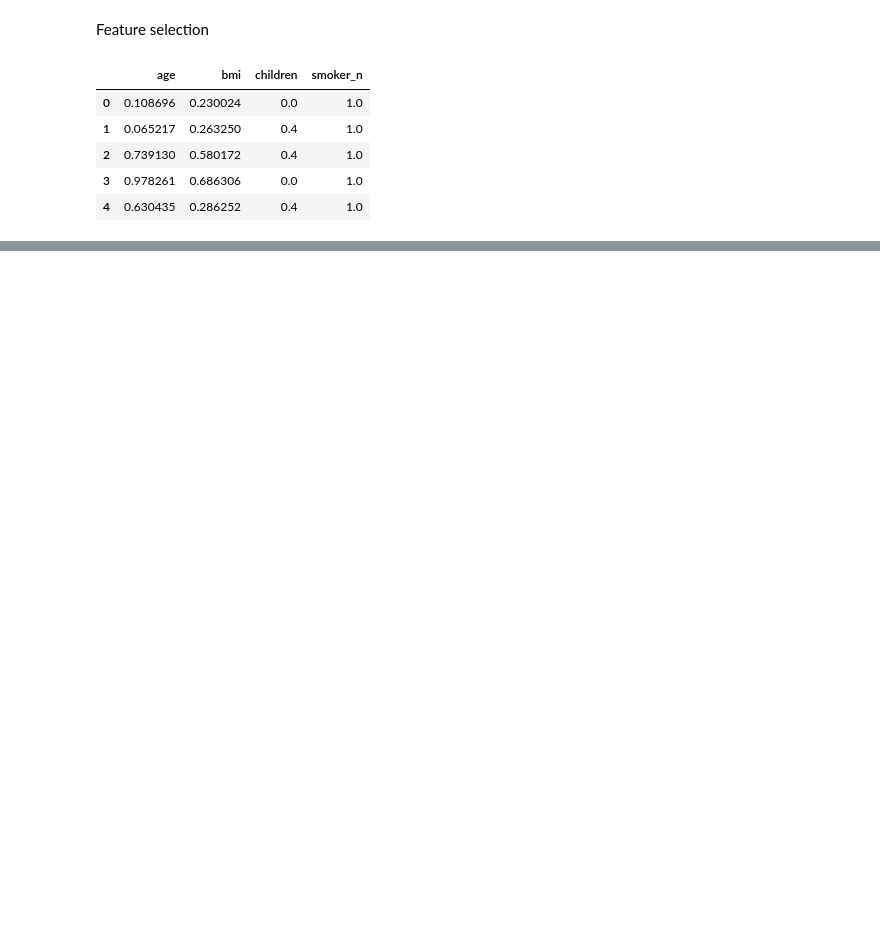
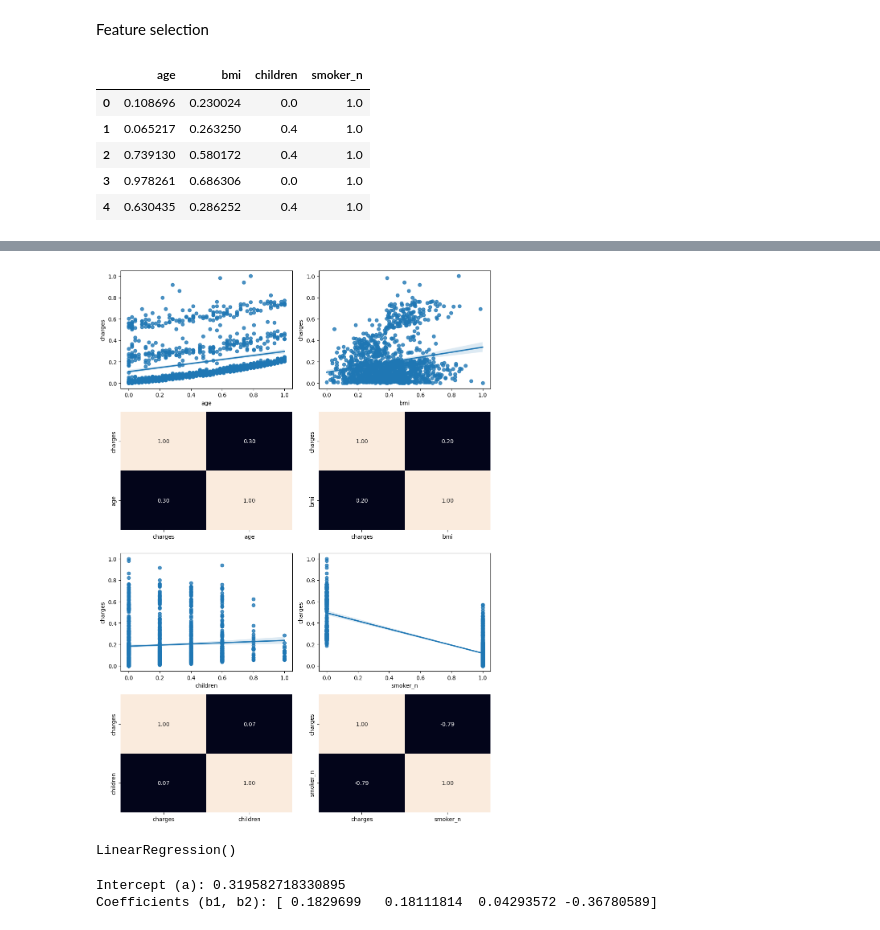
Before and after one commit to maria-pigazzi/linear-regression, a Jupyter notebook: src/explore.ipynb, the cells around one changed output, grey strips where cells are left out. Saved outputs shown, nothing was run; the diff lists cells and outputs as text; code cells hidden in the pictures; blank space fills up the shorter version.

```diff
--- a/src/explore.ipynb
+++ b/src/explore.ipynb
@@ -112,0 +132,6 @@ X_train_correlated.head()
+# %%
+#Load tidy csv files
+train_data = pd.read_csv("../data/processed/clean_train.csv") #80% of total data
+test_data = pd.read_csv("../data/processed/clean_test.csv") #20% of total data
+
+train_data.head()
@@ -112,0 +145,34 @@ X_train_correlated.head()
+# %%
+import matplotlib.pyplot as plt
+import seaborn as sns
+
+fig, axis = plt.subplots(4, 2, figsize = (10, 14))
+#creating figure and subplots (in this case 4 rows two columns)
+total_data = pd.concat([train_data, test_data])
+# this is creating a dataframe with all the (tidy) data back together
+# to visualize all data when plotting
+# plotting the total edaed data is useful to see what models we should apply,
+# see if the data is good for a linear regression etc
+
+sns.regplot(data = total_data, x = "age", y = "charges", ax = axis[0, 0])
+sns.heatmap(total_data[["charges", "age"]].corr(), annot = True, fmt = ".2f", ax = axis[1, 0], cbar = False)
+# regplot creates scatterplot, we need to give the dataframe, x and y axis, where to create in in the figure/axis space
+# heatmap: shows correlation between age and charges. Annot True: displayes the values of the correlation. Fmt: decimal numbers with 2 spaces after comma.
+# cbar = False - for color. 1: age is correlating with itself so value high
+# positive correlations (e.g. 0.30, between 0 and 1, the higher the stronger). If one variable increases the other does too.
+# negative correlations: strong negative correlations: if one variable increases, the other variable decreases strongly.
+# negative: inverse relationship -
+
+sns.regplot(data = total_data, x = "bmi", y = "charges", ax = axis[0, 1])
+sns.heatmap(total_data[["charges", "bmi"]].corr(), annot = True, fmt = ".2f", ax = axis[1, 1], cbar = False)
+
+sns.regplot(data = total_data, x = "children", y = "charges", ax = axis[2, 0])
+sns.heatmap(total_data[["charges", "children"]].corr(), annot = True, fmt = ".2f", ax = axis[3, 0], cbar = False)
+
+sns.regplot(data = total_data, x = "smoker_n", y = "charges", ax = axis[2, 1])
+sns.heatmap(total_data[["charges", "smoker_n"]].corr(), annot = True, fmt = ".2f", ax = axis[3, 1], cbar = False)
+
+plt.tight_layout()
+plt.show()
+# %% [output]
+[figure, added]
@@ -112,0 +184,14 @@ X_train_correlated.head()
+# %%
+from sklearn.linear_model import LinearRegression
+
+model = LinearRegression()
+model.fit(X_train, y_train)
+# %% [output]
+LinearRegression()
+# %%
+print(f"Intercept (a): {model.intercept_}") #Predicted value of target variable when all features are 0, maths of linear regression equation
+print(f"Coefficients (b1, b2): {model.coef_}") #Represent effect on each independet variable in the linear regression equation
+# For bigger data
+# %% [output]
+Intercept (a): 0.319582718330895
+Coefficients (b1, b2): [ 0.1829699   0.18111814  0.04293572 -0.36780589]
```
Also changed, not shown: parts of 12 cells of this notebook, 2 other files.
